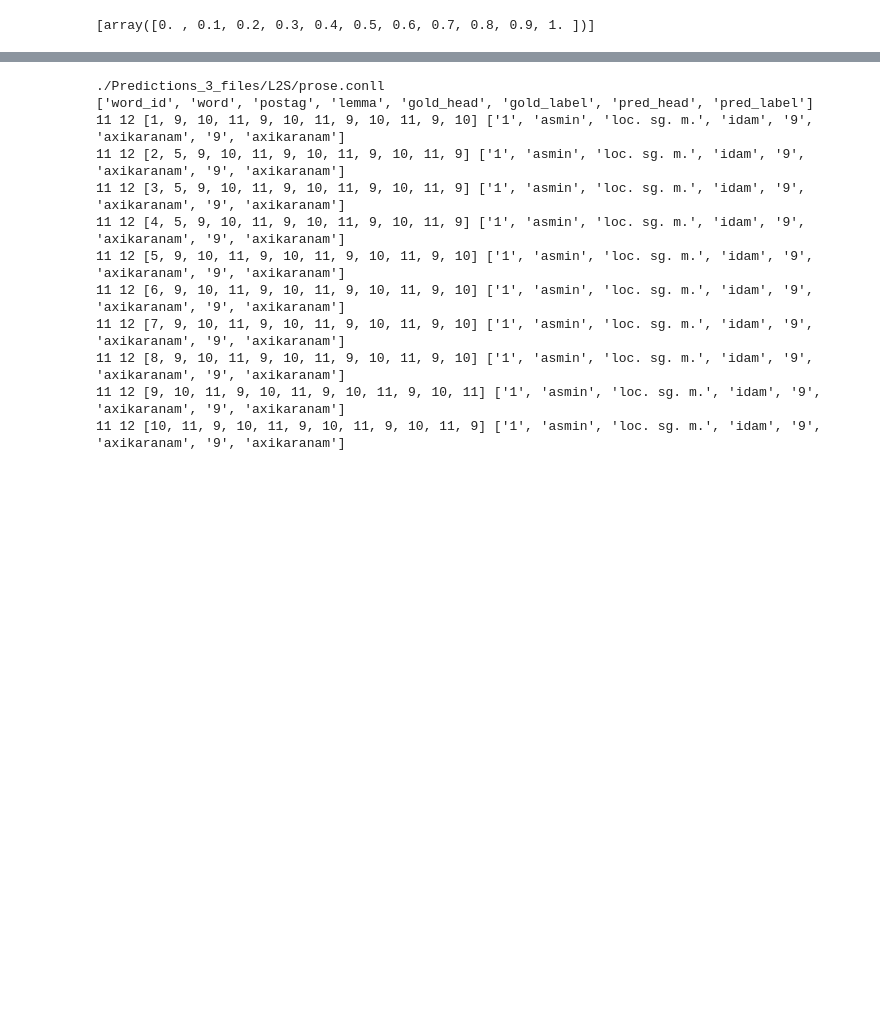
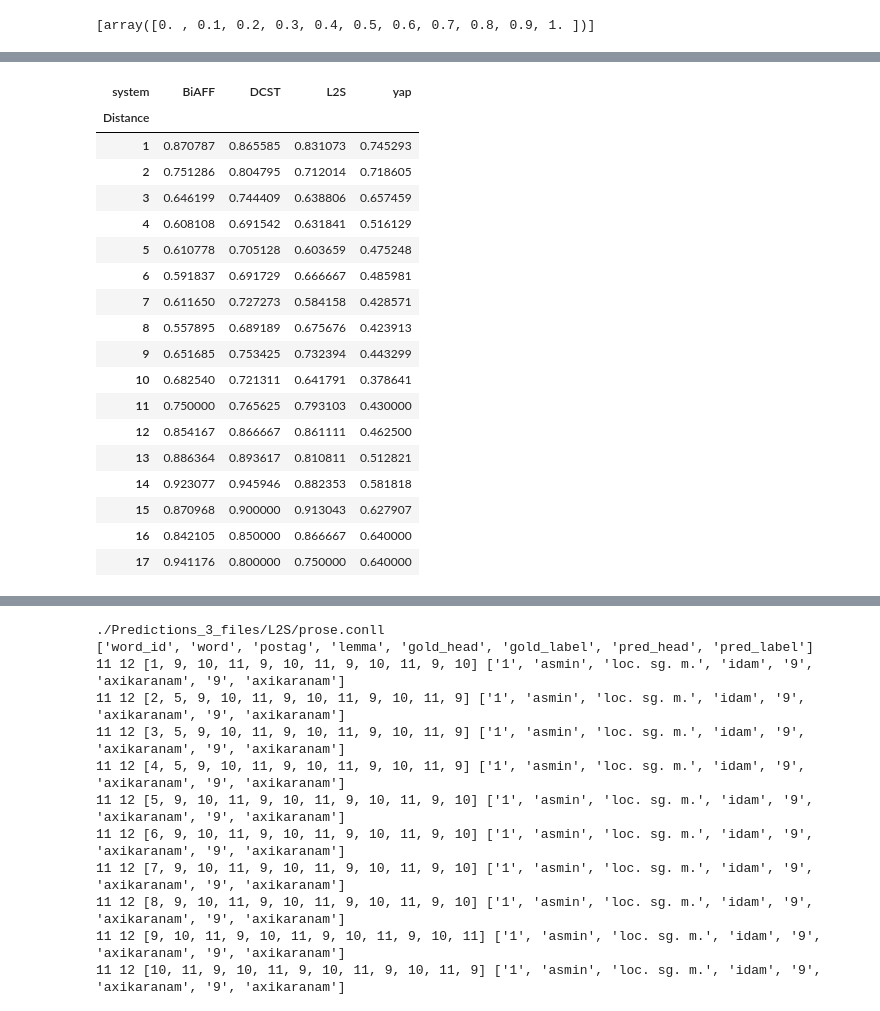
Before and after one commit to krishnamrith12/wscAnalysis, a Jupyter notebook: plots.ipynb, the cells around one changed output, grey strips where cells are left out. Drawn from its saved outputs; the diff is of its cells as text; code cells hidden in the pictures; blank space fills up the shorter version.

```diff
--- a/plots.ipynb
+++ b/plots.ipynb
@@ -133,3 +133,27 @@ plotter('Test',17)
+# %%
+plotPD = distPD[(distPD["setting"] == "prose") & (distPD["Distance"] <= 17)  ][["system","Distance","fscore"]]
+plotPD = plotPD.pivot(index="Distance",columns="system",values="fscore").fillna(0)
+plotPD
+# %% [output]
+| system | BiAFF | DCST | L2S | yap |
+| Distance |  |  |  |  |
+| 1 | 0.870787 | 0.865585 | 0.831073 | 0.745293 |
+| 2 | 0.751286 | 0.804795 | 0.712014 | 0.718605 |
+| 3 | 0.646199 | 0.744409 | 0.638806 | 0.657459 |
+| 4 | 0.608108 | 0.691542 | 0.631841 | 0.516129 |
+| 5 | 0.610778 | 0.705128 | 0.603659 | 0.475248 |
+| 6 | 0.591837 | 0.691729 | 0.666667 | 0.485981 |
+| 7 | 0.611650 | 0.727273 | 0.584158 | 0.428571 |
+| 8 | 0.557895 | 0.689189 | 0.675676 | 0.423913 |
+| 9 | 0.651685 | 0.753425 | 0.732394 | 0.443299 |
+| 10 | 0.682540 | 0.721311 | 0.641791 | 0.378641 |
+| 11 | 0.750000 | 0.765625 | 0.793103 | 0.430000 |
+| 12 | 0.854167 | 0.866667 | 0.861111 | 0.462500 |
+| 13 | 0.886364 | 0.893617 | 0.810811 | 0.512821 |
+| 14 | 0.923077 | 0.945946 | 0.882353 | 0.581818 |
+| 15 | 0.870968 | 0.900000 | 0.913043 | 0.627907 |
+| 16 | 0.842105 | 0.850000 | 0.866667 | 0.640000 |
+| 17 | 0.941176 | 0.800000 | 0.750000 | 0.640000 |
 # %%
 resList = list()
 for item in depDisttDictLab:
```
Also changed, not shown: parts of 17 cells of this notebook, 50 other files.
